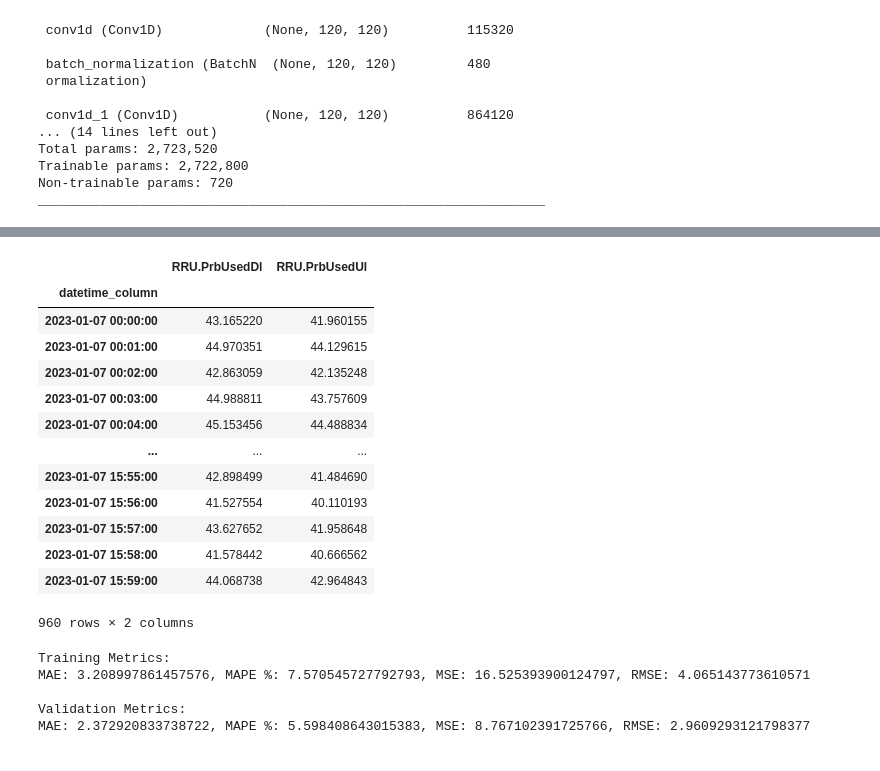
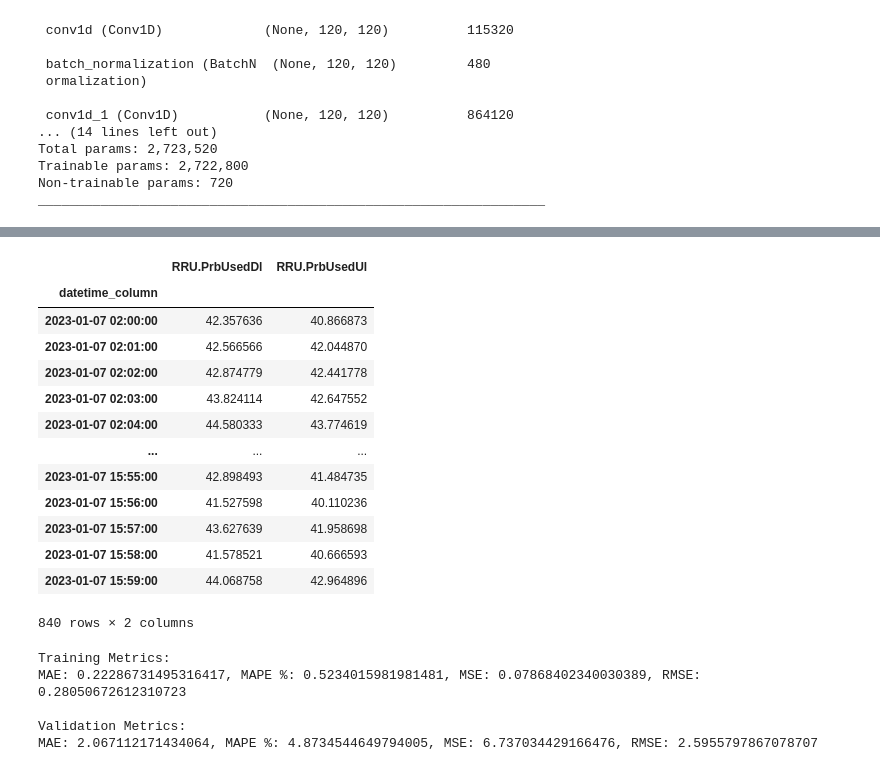
Before and after one commit to bmw-ece-ntust/internship, a Jupyter notebook: jupyternotebook/prb/CNN/2c_oneshotcnn_test.ipynb, the cells around one changed output, grey strips where cells are left out. Drawn from its saved outputs; the diff is of its cells as text; code cells hidden in the pictures.

```diff
--- a/jupyternotebook/prb/CNN/2c_oneshotcnn_test.ipynb
+++ b/jupyternotebook/prb/CNN/2c_oneshotcnn_test.ipynb
@@ -265,8 +316,7 @@ train_predictions_df
 # %%
-data_selected=int(val_df.shape[0]/label_width)
-val_predictions = model.predict(x_val_scaled[-data_selected:, :, :])
+val_predictions = model.predict(x_val_scaled[slice(None,None,label_width), :, :])
 predictions_reshaped = val_predictions.reshape(-1, 2)
 predictions_unscaled = inverse_standardize_data(predictions_reshaped, isoutput=True)
-val_predictions_df= pd.DataFrame(predictions_unscaled, columns=['RRU.PrbUsedDl', 'RRU.PrbUsedUl'], index=val_df.index)
+val_predictions_df= pd.DataFrame(predictions_unscaled, columns=['RRU.PrbUsedDl', 'RRU.PrbUsedUl'], index=val_df[input_width:].index)
 val_predictions_df
 # %% [output]
@@ -274,22 +324,22 @@ val_predictions_df
 |  | RRU.PrbUsedDl | RRU.PrbUsedUl |
 | datetime_column |  |  |
-| 2023-01-07 00:00:00 | 43.165220 | 41.960155 |
-| 2023-01-07 00:01:00 | 44.970351 | 44.129615 |
-| 2023-01-07 00:02:00 | 42.863059 | 42.135248 |
-| 2023-01-07 00:03:00 | 44.988811 | 43.757609 |
-| 2023-01-07 00:04:00 | 45.153456 | 44.488834 |
+| 2023-01-07 02:00:00 | 42.357636 | 40.866873 |
+| 2023-01-07 02:01:00 | 42.566566 | 42.044870 |
+| 2023-01-07 02:02:00 | 42.874779 | 42.441778 |
+| 2023-01-07 02:03:00 | 43.824114 | 42.647552 |
+| 2023-01-07 02:04:00 | 44.580333 | 43.774619 |
 | ... | ... | ... |
-| 2023-01-07 15:55:00 | 42.898499 | 41.484690 |
-| 2023-01-07 15:56:00 | 41.527554 | 40.110193 |
-| 2023-01-07 15:57:00 | 43.627652 | 41.958648 |
-| 2023-01-07 15:58:00 | 41.578442 | 40.666562 |
-| 2023-01-07 15:59:00 | 44.068738 | 42.964843 |
+| 2023-01-07 15:55:00 | 42.898493 | 41.484735 |
+| 2023-01-07 15:56:00 | 41.527598 | 40.110236 |
+| 2023-01-07 15:57:00 | 43.627639 | 41.958698 |
+| 2023-01-07 15:58:00 | 41.578521 | 40.666593 |
+| 2023-01-07 15:59:00 | 44.068758 | 42.964896 |
-960 rows × 2 columns
+840 rows × 2 columns
 # %%
 from sklearn.metrics import mean_absolute_error, mean_squared_error
 import numpy as np
-train_actual_df = train_df[['RRU.PrbUsedDl', 'RRU.PrbUsedUl']]
-val_actual_df = val_df[['RRU.PrbUsedDl', 'RRU.PrbUsedUl']]
+train_actual_df = train_df[['RRU.PrbUsedDl', 'RRU.PrbUsedUl']][input_width:]
+val_actual_df = val_df[['RRU.PrbUsedDl', 'RRU.PrbUsedUl']][input_width:]
 
 # Calculate metrics for Training
 train_mae = mean_absolute_error(train_actual_df, train_predictions_df)
@@ -311,10 +361,10 @@ print("\nValidation Metrics:")
 print(f"MAE: {val_mae}, MAPE %: {val_mape}, MSE: {val_mse}, RMSE: {val_rmse}")
 # %% [output]
 Training Metrics:
-MAE: 3.208997861457576, MAPE %: 7.570545727792793, MSE: 16.525393900124797, RMSE: 4.065143773610571
+MAE: 0.22286731495316417, MAPE %: 0.5234015981981481, MSE: 0.07868402340030389, RMSE: 0.28050672612310723
 
 Validation Metrics:
-MAE: 2.372920833738722, MAPE %: 5.598408643015383, MSE: 8.767102391725766, RMSE: 2.9609293121798377
+MAE: 2.067112171434064, MAPE %: 4.8734544649794005, MSE: 6.737034429166476, RMSE: 2.5955797867078707
 # %%
 import matplotlib.pyplot as plt
 import pandas as pd
```
Also changed, not shown: parts of 12 cells of this notebook, 3 other files.
